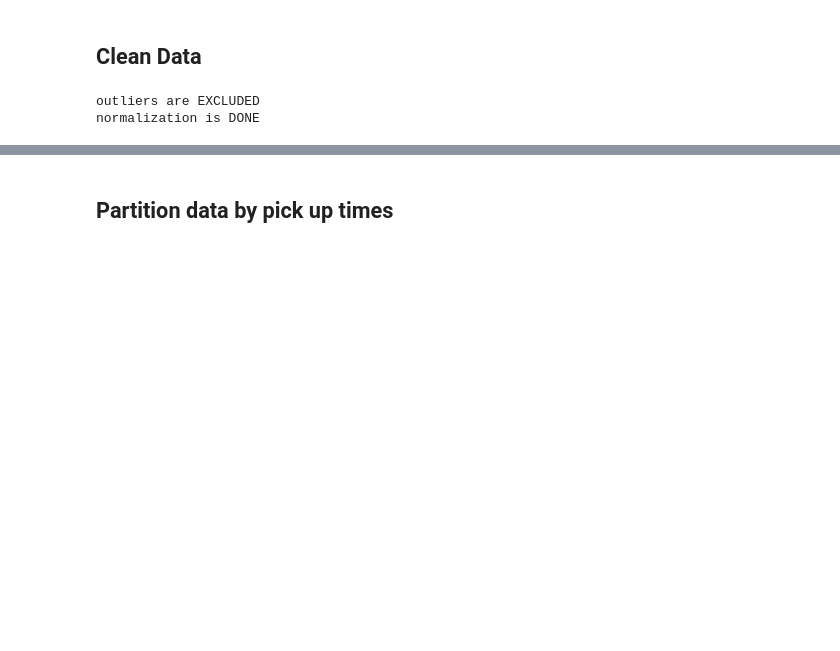
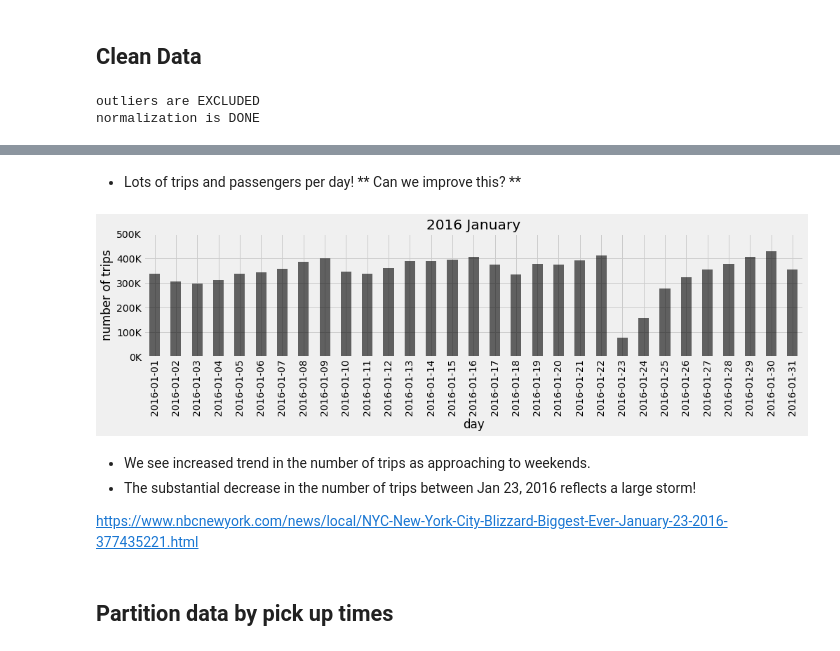
Before and after one commit to eliftekin/Pool-App, a Jupyter notebook: DataIncubator_Project.ipynb, the cells around one changed output, grey strips where cells are left out. Saved outputs shown, nothing was run; the diff lists cells and outputs as text; code cells hidden in the pictures; blank space fills up the shorter version.

```diff
--- a/DataIncubator_Project.ipynb
+++ b/DataIncubator_Project.ipynb
@@ -111,3 +148,21 @@ normalization is DONE
+# %% [markdown]
+* Lots of trips and passengers per day! ** Can we improve this? **
+# %%
+matplotlib.style.use('fivethirtyeight')
+
+ax = df_day["count"].plot(kind='bar', ylim = [0, 500000], figsize = (15,3),  alpha = 0.6, color = 'k')
+ax.yaxis.set_major_formatter(formatter)
+
+plt.ylabel('number of trips')
+plt.title('2016 January')
+plt.show()
+# %% [output]
+[figure, added]
+# %% [markdown]
+* We see increased trend in the number of trips as approaching to weekends.
+* The substantial decrease in the number of trips between Jan 23, 2016 reflects a large storm!
+
+https://www.nbcnewyork.com/news/local/NYC-New-York-City-Blizzard-Biggest-Ever-January-23-2016-377435221.html
 # %% [markdown]
 ## Partition data by pick up times
 # %% [markdown]
```
Also changed, not shown: parts of 23 cells of this notebook.
